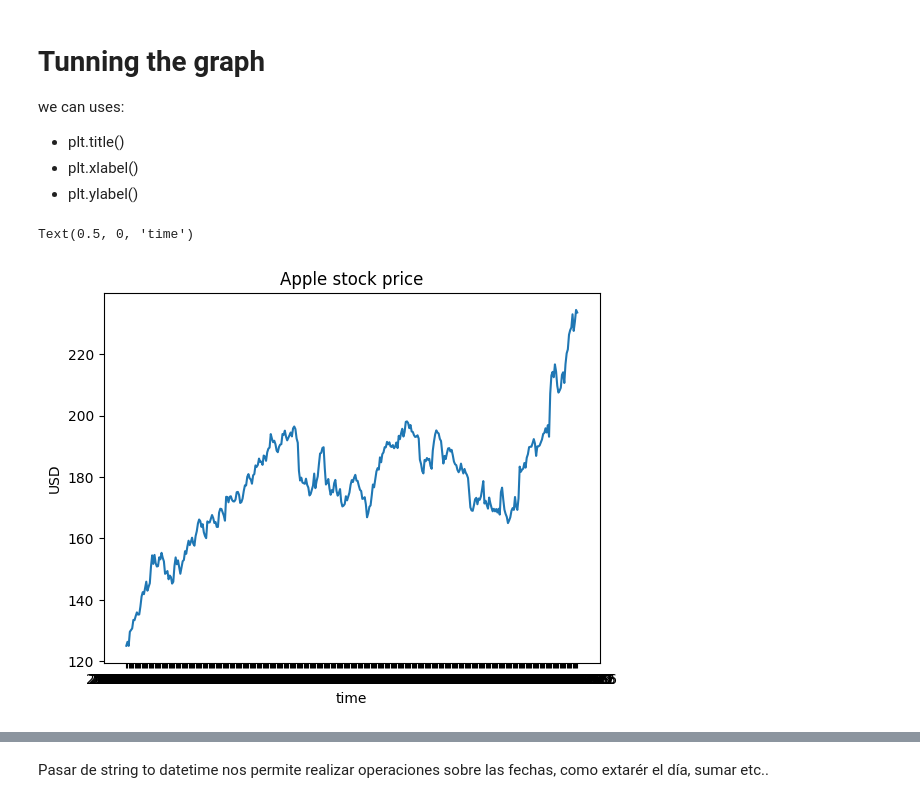
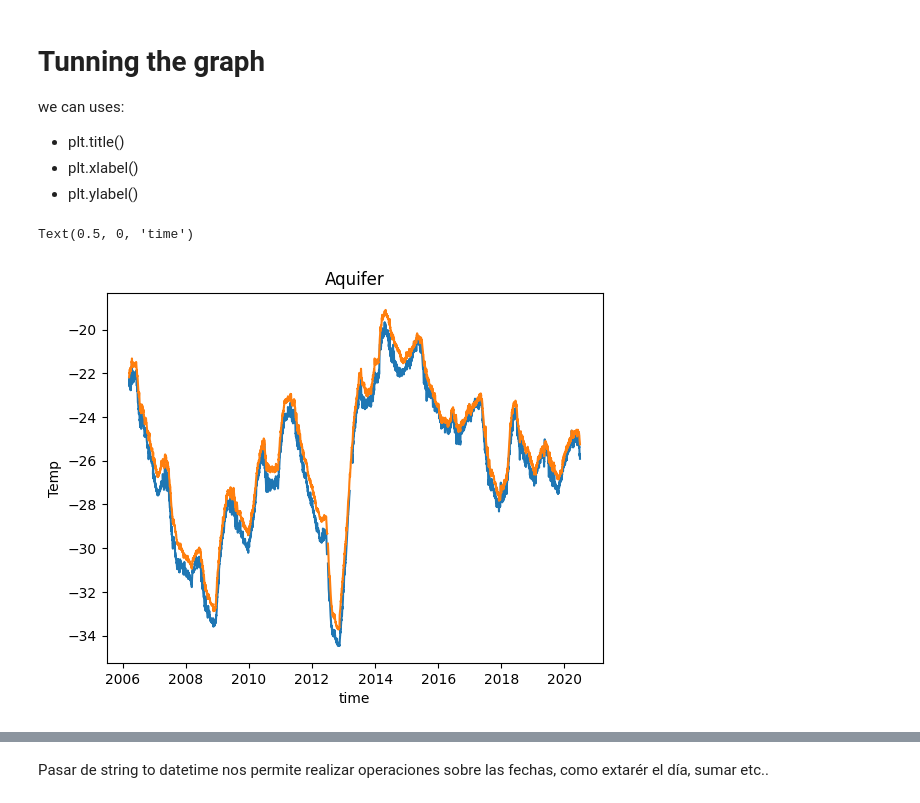
Before and after one commit to AngelRP8791/machine-learning-python-template, a Jupyter notebook: Time_series_Kaggle/1.- Intro Series financieras.ipynb, the cells around one changed output, grey strips where cells are left out. Saved outputs shown, nothing was run; the diff lists cells and outputs as text; code cells hidden in the pictures.

```diff
--- a/Time_series_Kaggle/1.- Intro Series financieras.ipynb
+++ b/Time_series_Kaggle/1.- Intro Series financieras.ipynb
@@ -17,3 +18,5 @@ url = "https://raw.githubusercontent.com/it-ces/Datasets/refs/heads/main/AAPL.cs
+# %%
+url = r"C:\Users\Angel Resendiz Plata\OneDrive\Documentos\Programación\4Geeks\Guía programa\23.- Time Series Forecasting\Ejercicios\Datos\acea-water-prediction\Aquifer_Petrignano.csv"
 # %%
 df = pd.read_csv(url)
 # %%
@@ -27,0 +31,3 @@ df.head()
+# %%
+df2 = df[["Date","Depth_to_Groundwater_P24","Depth_to_Groundwater_P25"]]
+df2
@@ -52,11 +68,12 @@ we can uses:
   * plt.xlabel()
   * plt.ylabel()
 # %%
-plt.plot(df['Date'], df['Close'])
-plt.title("Apple stock price")
-plt.ylabel("USD")
+plt.plot(df2['Date'], df2['Depth_to_Groundwater_P24'])
+plt.plot(df2['Date'], df2['Depth_to_Groundwater_P25'])
+plt.title("Aquifer")
+plt.ylabel("Temp")
 plt.xlabel("time")
 # %% [output]
 Text(0.5, 0, 'time')
-[figure, old version]
+[figure, new version]
 # %%
```
Also changed, not shown: parts of 30 cells of this notebook.
